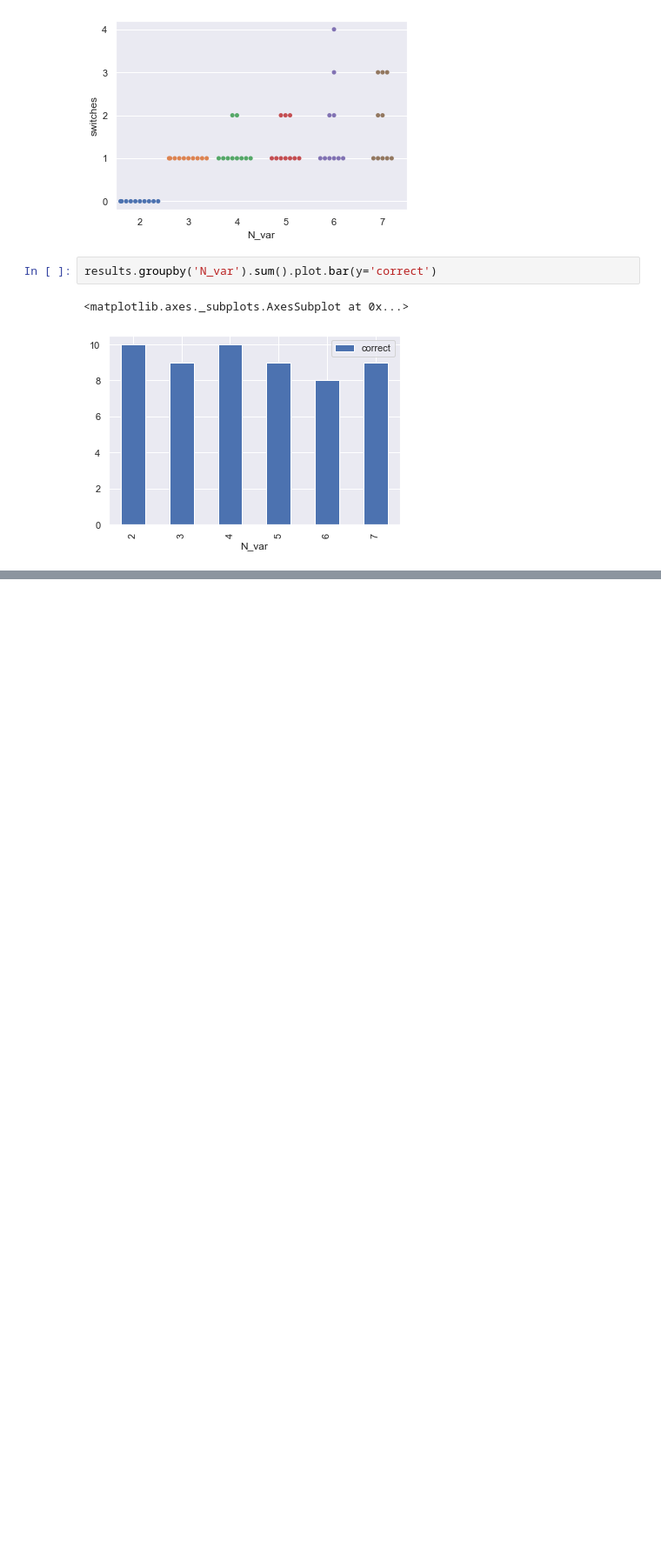
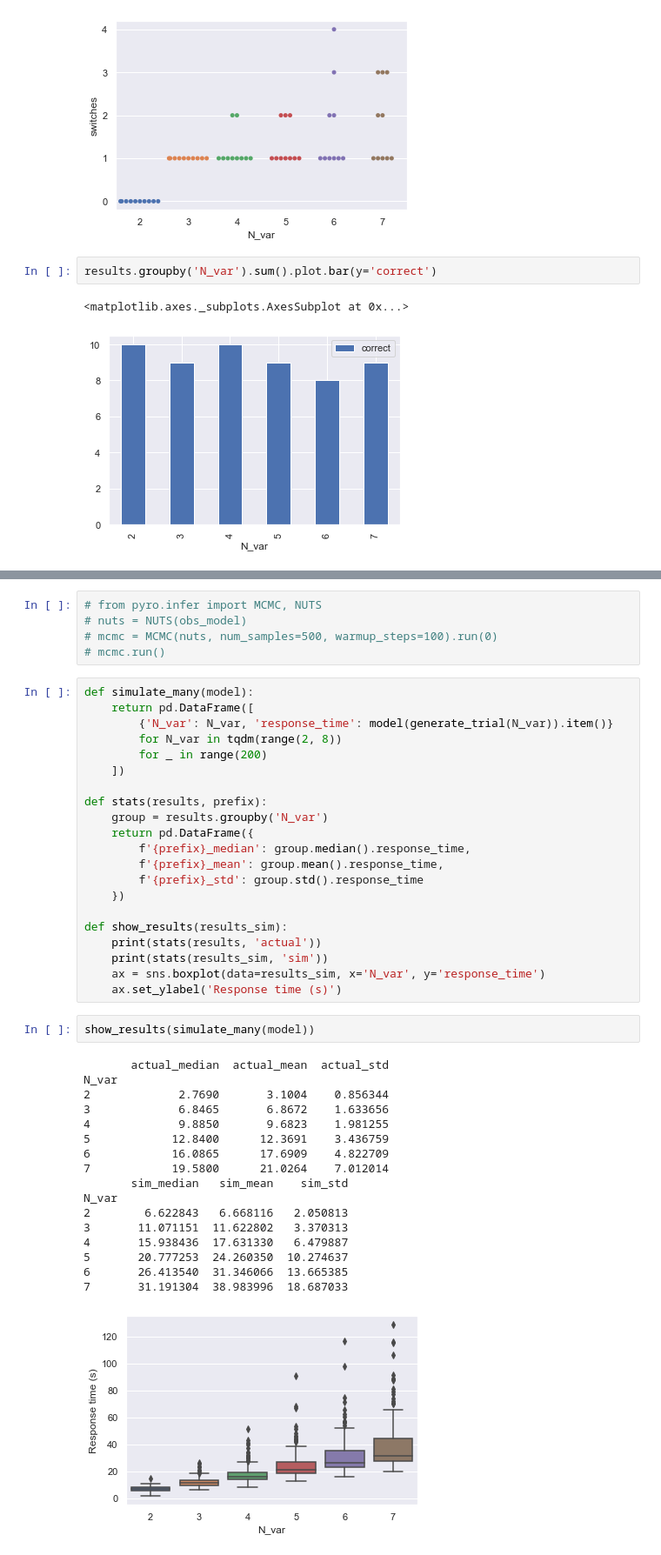
Before and after one commit to willcrichton/psypl-experiments, a Jupyter notebook: experiments/variable_tracing.ipynb, the cells around one changed output, grey strips where cells are left out. Shown: that part at 87% size. Drawn from its saved outputs; the diff is of its cells as text; blank space fills up the shorter version.

```diff
--- a/experiments/variable_tracing.ipynb
+++ b/experiments/variable_tracing.ipynb
@@ -187,0 +257,46 @@ model(trial)
+# %%
+# from pyro.infer import MCMC, NUTS
+# nuts = NUTS(obs_model)
+# mcmc = MCMC(nuts, num_samples=500, warmup_steps=100).run(0)
+# mcmc.run()
+# %%
+def simulate_many(model):
+    return pd.DataFrame([
+        {'N_var': N_var, 'response_time': model(generate_trial(N_var)).item()}
+        for N_var in tqdm(range(2, 8))
+        for _ in range(200)
+    ])
+
+def stats(results, prefix):
+    group = results.groupby('N_var')
+    return pd.DataFrame({
+        f'{prefix}_median': group.median().response_time,
+        f'{prefix}_mean': group.mean().response_time,
+        f'{prefix}_std': group.std().response_time
+    })
+
+def show_results(results_sim):
+    print(stats(results, 'actual'))
+    print(stats(results_sim, 'sim'))
+    ax = sns.boxplot(data=results_sim, x='N_var', y='response_time')
+    ax.set_ylabel('Response time (s)')
+# %%
+show_results(simulate_many(model))
+# %% [output]
+       actual_median  actual_mean  actual_std
+N_var
+2             2.7690       3.1004    0.856344
+3             6.8465       6.8672    1.633656
+4             9.8850       9.6823    1.981255
+5            12.8400      12.3691    3.436759
+6            16.0865      17.6909    4.822709
+7            19.5800      21.0264    7.012014
+       sim_median   sim_mean    sim_std
+N_var
+2        6.622843   6.668116   2.050813
+3       11.071151  11.622802   3.370313
+4       15.938436  17.631330   6.479887
+5       20.777253  24.260350  10.274637
+6       26.413540  31.346066  13.665385
+7       31.191304  38.983996  18.687033
+[figure, added]
```
Also changed, not shown: parts of 15 cells of this notebook.
